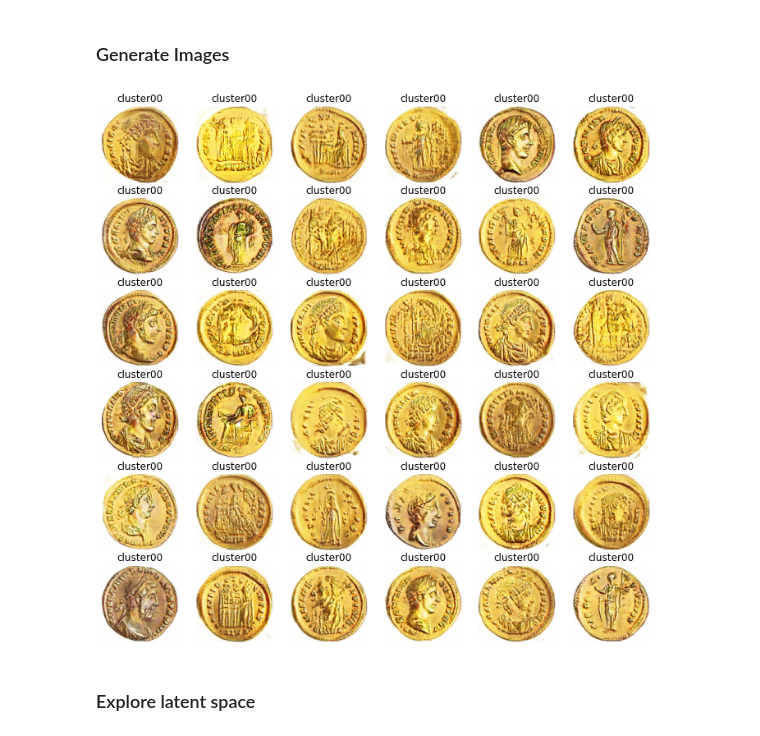
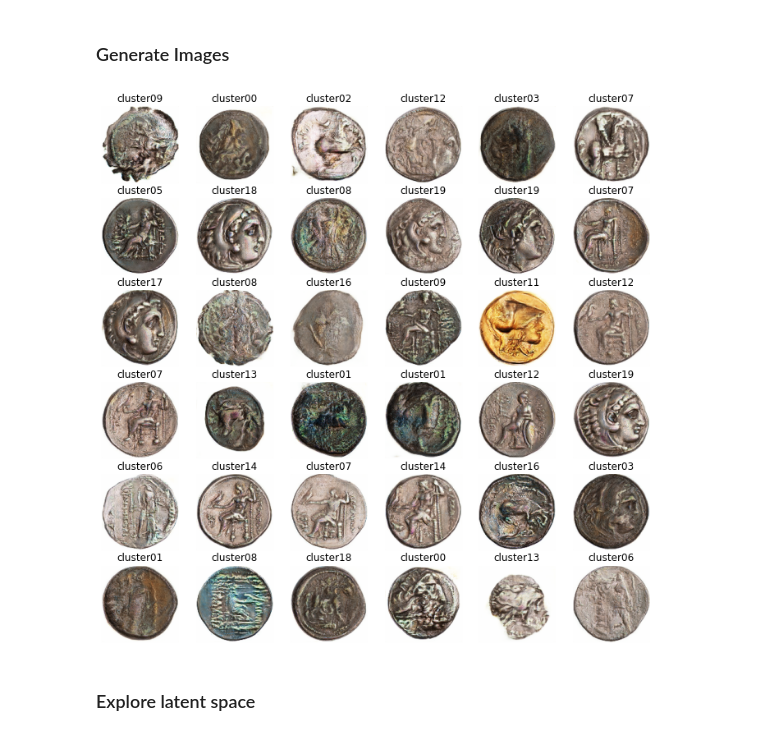
Before and after one commit to PScottZero/wgan-gp, a Jupyter notebook: wgan_gp.ipynb, the cells around one changed output. Drawn from its saved outputs; the diff is of its cells as text; code cells hidden in the pictures.

```diff
--- a/wgan_gp.ipynb
+++ b/wgan_gp.ipynb
@@ -51,8 +51,10 @@ def generate_noise(count, class_labels=[], class_index=None):
   return noise_with_classes, noise_classes
 
 
-def display_image_grid(images, labels=None):
+def display_image_grid(images, labels=None, ax=None):
   fig = plt.figure(figsize=(12, 12))
+  if ax:
+    fig.add_axes(ax)
   for i in range(len(images)):
     grid_size = int(np.ceil(np.sqrt(len(images))))
     fig.add_subplot(grid_size, grid_size, i + 1)
@@ -60,6 +62,7 @@ def display_image_grid(images, labels=None):
       plt.title(labels[i][:14])
     plt.imshow(images[i] * 0.5 + 0.5)
     plt.axis('off')
+  plt.show()
 
 
 def make_dir(directory):
@@ -566,14 +565,14 @@ generator = models.load_model(f'saved_generators/{dataset_name}')
 ### Generate Images
 # %%
 num_examples = 36
-class_index = labels.index('cluster00')
+class_index = None
 
 noise, noise_labels = generate_noise(num_examples, class_index=class_index)
 noise_labels = [labels[np.argmax(label)] for label in noise_labels]
 generated = generator(noise)
 display_image_grid(generated, noise_labels)
 # %% [output]
-[figure, old version]
+[figure, new version]
 # %% [markdown]
 ### Explore latent space
 # %%
```
Also changed, not shown: parts of 8 cells of this notebook, 1 other file.
